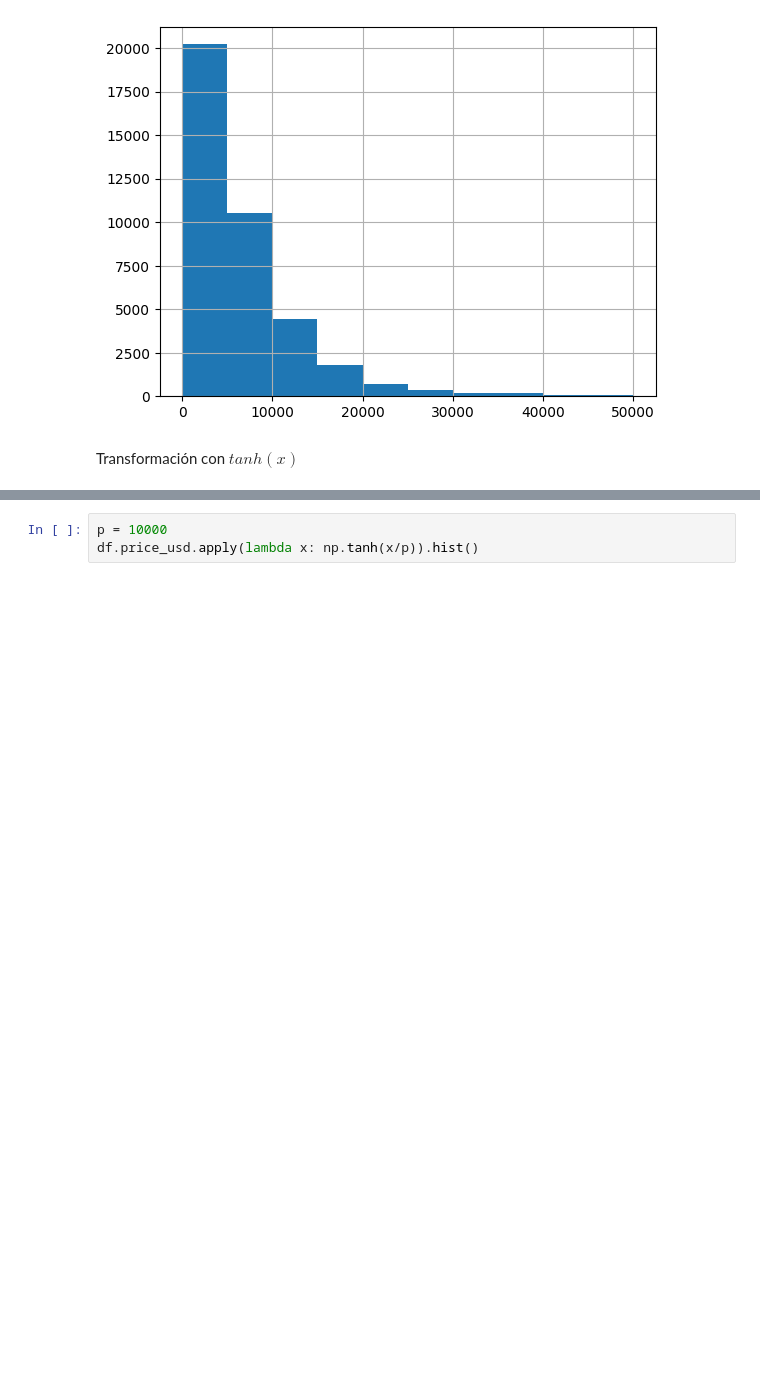
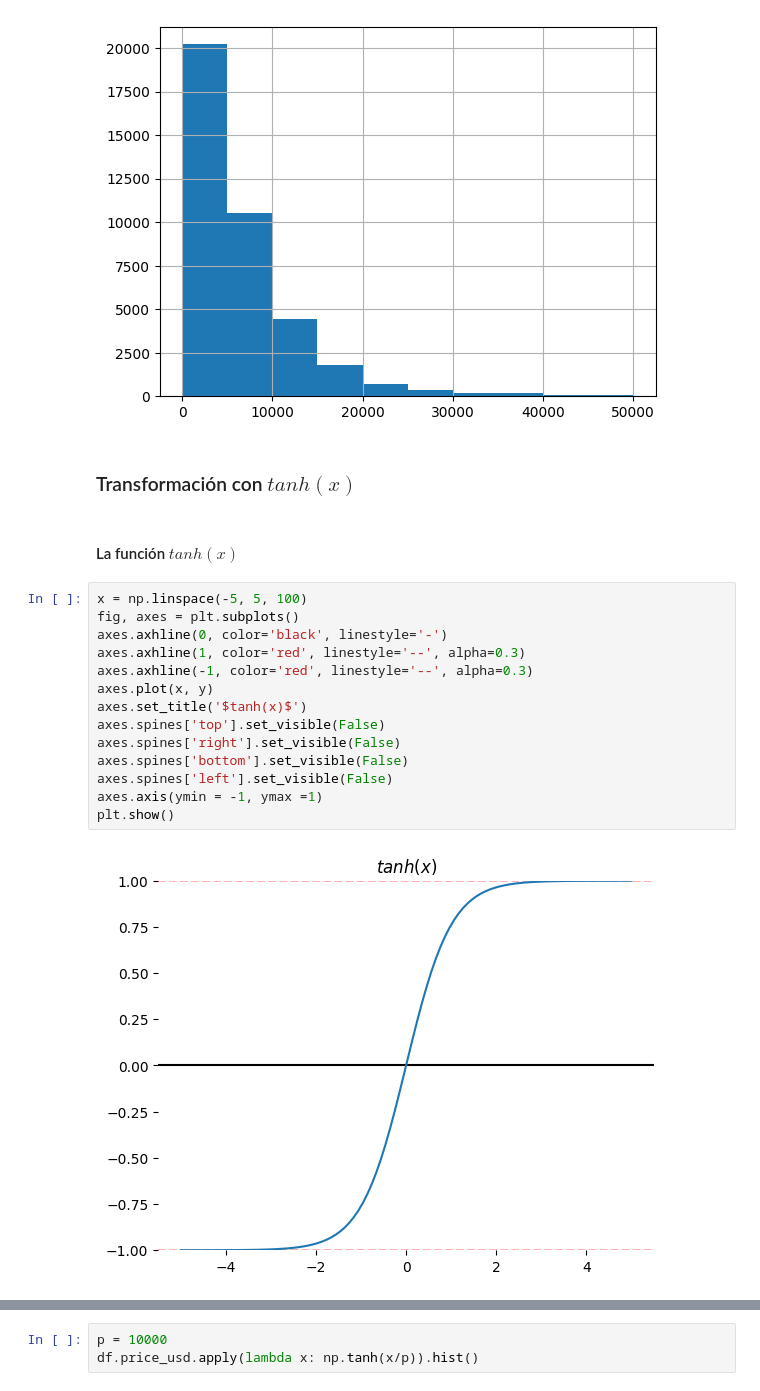
Before and after one commit to jariel17/curso-estadistica-descriptiva, a Jupyter notebook: 15_procesamiento_datos.ipynb, the cells around one changed output, grey strips where cells are left out. Cells and saved outputs as stored; diff of their text form; blank space fills up the shorter version.

Commit message:
Add tanh function graph

```diff
--- a/15_procesamiento_datos.ipynb
+++ b/15_procesamiento_datos.ipynb
@@ -138,4 +155,22 @@ df.price_usd.hist()
 <Axes: >
 [figure]
 # %% [markdown]
-Transformación con $tanh(x)$
+### Transformación con $tanh(x)$
+# %% [markdown]
+#### La función $tanh(x)$
+# %%
+x = np.linspace(-5, 5, 100)
+fig, axes = plt.subplots()
+axes.axhline(0, color='black', linestyle='-')
+axes.axhline(1, color='red', linestyle='--', alpha=0.3)
+axes.axhline(-1, color='red', linestyle='--', alpha=0.3)
+axes.plot(x, y)
+axes.set_title('$tanh(x)$')
+axes.spines['top'].set_visible(False)
+axes.spines['right'].set_visible(False)
+axes.spines['bottom'].set_visible(False)
+axes.spines['left'].set_visible(False)
+axes.axis(ymin = -1, ymax =1)
+plt.show()
+# %% [output]
+[figure, added]
```
Also changed, not shown: parts of 8 cells of this notebook.
